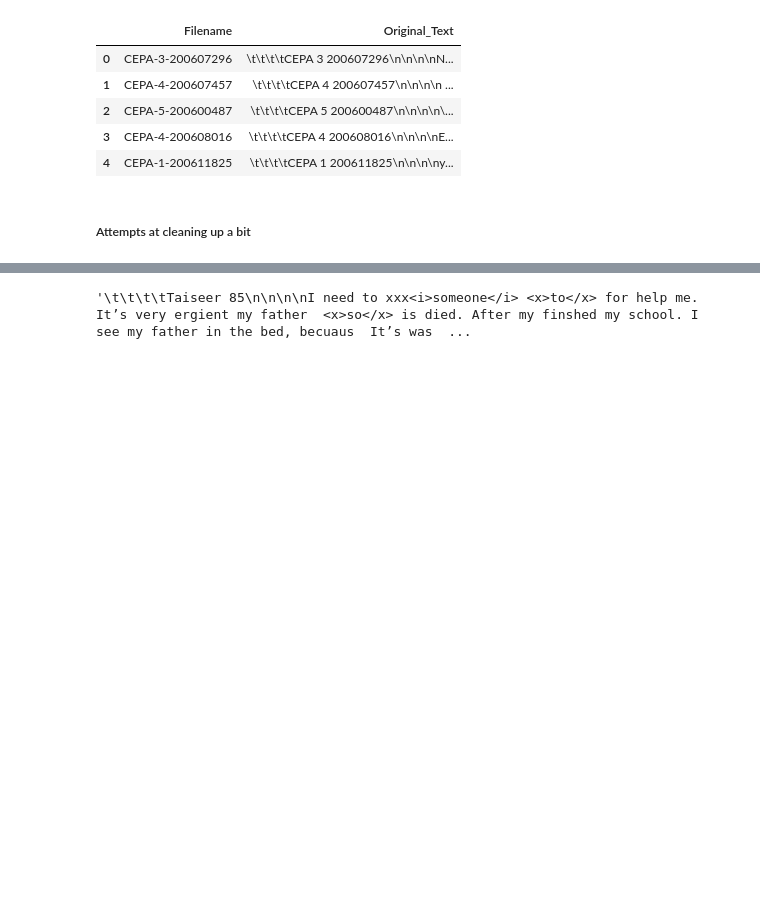
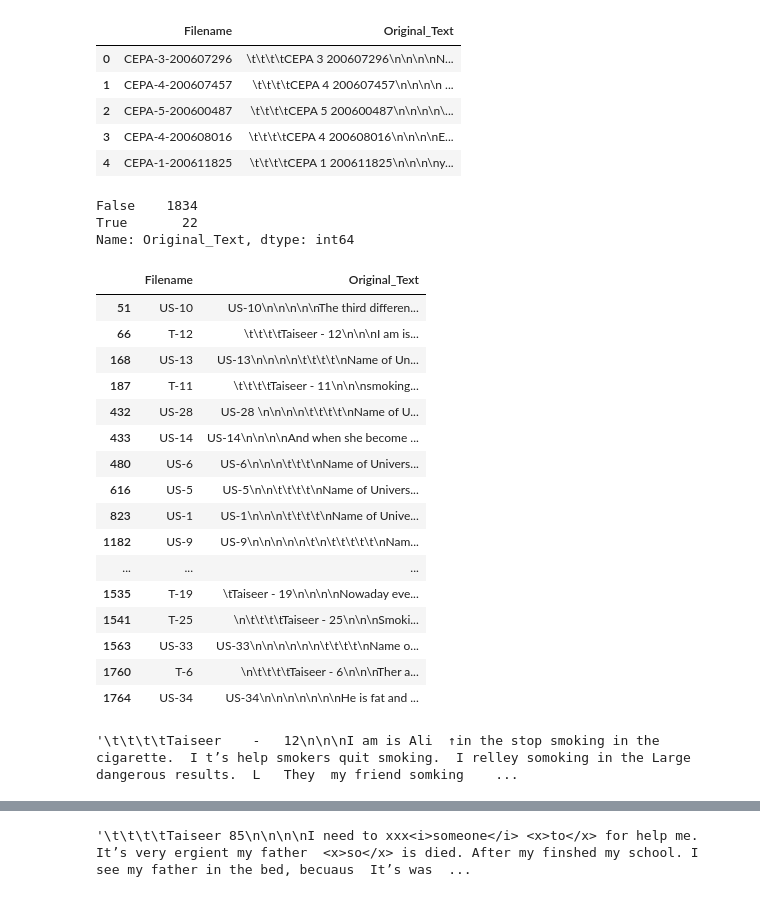
Before and after one commit to Data-Science-for-Linguists-2019/ESL-Article-Acquisition, a Jupyter notebook: BALC_clean.ipynb, the cells around one changed output, grey strips where cells are left out. Saved outputs shown, nothing was run; the diff lists cells and outputs as text; code cells hidden in the pictures; blank space fills up the shorter version.

Commit message:
update: reorganizing, token counts, TTR

```diff
--- a/BALC_clean.ipynb
+++ b/BALC_clean.ipynb
@@ -148,5 +154,38 @@ balc_df.head()
 | 2 | CEPA-5-200600487 | \t\t\t\tCEPA 5 200600487\n\n\n\n\... |
 | 3 | CEPA-4-200608016 | \t\t\t\tCEPA 4 200608016\n\n\n\nE... |
 | 4 | CEPA-1-200611825 | \t\t\t\tCEPA 1 200611825\n\n\n\ny... |
-# %% [markdown]
-##### Attempts at cleaning up a bit
+# %%
+# How many essays do we have with '↑'
+balc_df.Original_Text.str.contains('↑').value_counts()
+
+# 22
+# %% [output]
+False    1834
+True       22
+Name: Original_Text, dtype: int64
+# %%
+# What are they
+balc_df[balc_df.Original_Text.str.contains('↑')]
+# %% [output]
+|  | Filename | Original_Text |
+| 51 | US-10 | US-10\n\n\n\n\nThe third differen... |
+| 66 | T-12 | \t\t\t\tTaiseer - 12\n\n\nI am is... |
+| 168 | US-13 | US-13\n\n\n\n\t\t\t\t\nName of Un... |
+| 187 | T-11 | \t\t\t\tTaiseer - 11\n\n\nsmoking... |
+| 432 | US-28 | US-28 \n\n\n\n\t\t\t\t\nName of U... |
+| 433 | US-14 | US-14\n\n\n\nAnd when she become ... |
+| 480 | US-6 | US-6\n\n\n\t\t\t\nName of Univers... |
+| 616 | US-5 | US-5\n\n\t\t\t\t\nName of Univers... |
+| 823 | US-1 | US-1\n\n\n\t\t\t\t\nName of Unive... |
+| 1182 | US-9 | US-9\n\n\n\n\n\t\n\t\t\t\t\t\nNam... |
+| ... | ... | ... |
+| 1535 | T-19 | \tTaiseer - 19\n\n\n\nNowaday eve... |
+| 1541 | T-25 | \n\t\t\t\tTaiseer - 25\n\n\nSmoki... |
+| 1563 | US-33 | US-33\n\n\n\n\n\n\t\t\t\t\nName o... |
+| 1760 | T-6 | \n\t\t\t\tTaiseer - 6\n\n\nTher a... |
+| 1764 | US-34 | US-34\n\n\n\n\n\n\nHe is fat and ... |
+# %%
+# Let's look at one
+balc_df.Original_Text[66]
+# %% [output]
+'\t\t\t\tTaiseer    -   12\n\n\nI am is Ali  ↑in the stop smoking in the cigarette.  I t’s help smokers quit smoking.  I relley somoking in the Large dangerous results.  L   They  my friend somking    ...
```
Also changed, not shown: parts of 47 cells of this notebook.
